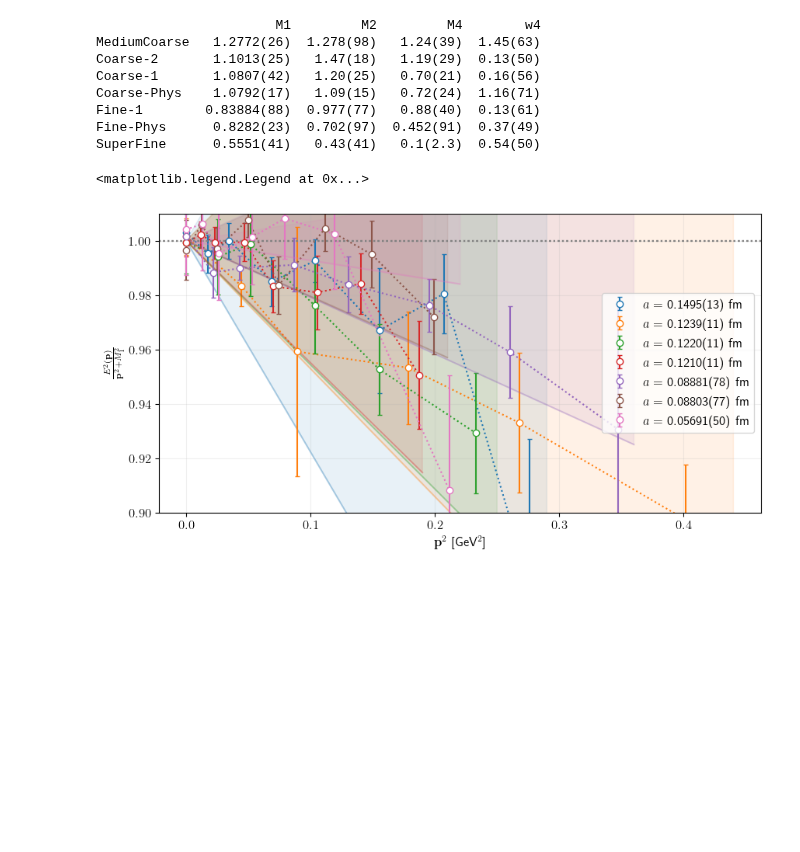
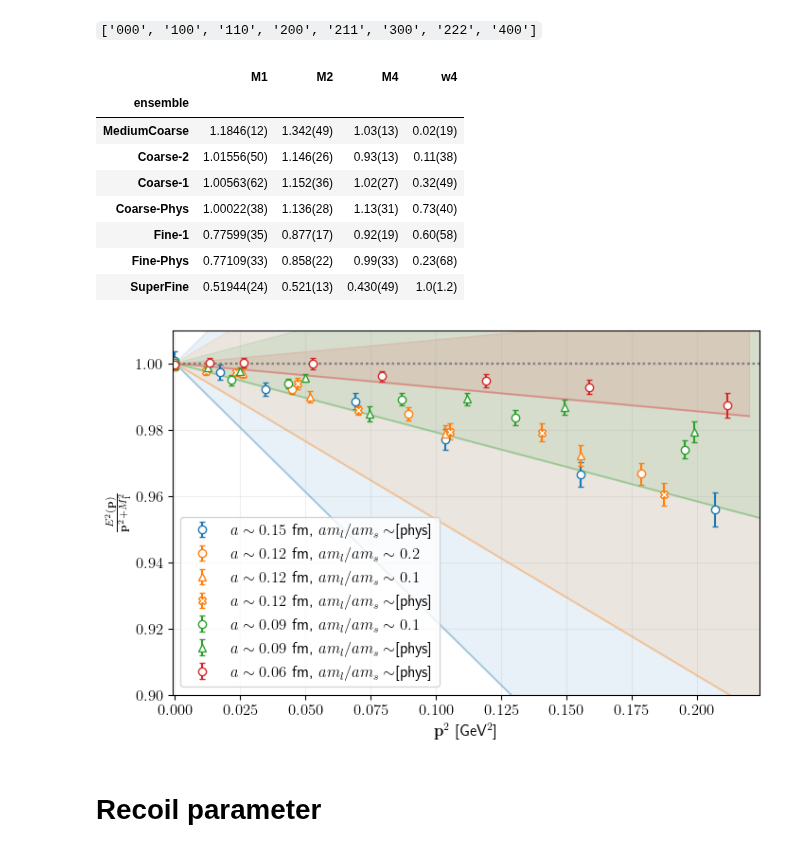
Before and after one commit to pietro-butti/B2heavy, a Jupyter notebook: notebooks/dispersion_relation.ipynb, the cells around one changed output. Cells and saved outputs as stored; diff of their text form; code cells hidden in the pictures; blank space fills up the shorter version.

```diff
--- a/notebooks/dispersion_relation.ipynb
+++ b/notebooks/dispersion_relation.ipynb
@@ -94,5 +31,5 @@ priors = dict(
     M1 = gv.gvar(0.5,1.5),
     M2 = gv.gvar(0.5,1.5),
     M4 = gv.gvar(0.5,1.5),
-    w4 = gv.gvar(0.5,1.5)
+    w4 = gv.gvar(0.,2.5)
 )
@@ -181,12 +168,15 @@ for i,row in enumerate(enslist):
+# %% [markdown]
+`['000', '100', '110', '200', '211', '300', '222', '400']`
 # %%
-res = pd.DataFrame(fits).set_index(np.concatenate(enslist))
-print(res)
+res = pd.DataFrame(fits).set_index('ensemble')
+res
 # %% [output]
-                       M1         M2         M4        w4
-MediumCoarse   1.2772(26)  1.278(98)   1.24(39)  1.45(63)
-Coarse-2       1.1013(25)   1.47(18)   1.19(29)  0.13(50)
-Coarse-1       1.0807(42)   1.20(25)   0.70(21)  0.16(56)
-Coarse-Phys    1.0792(17)   1.09(15)   0.72(24)  1.16(71)
-Fine-1        0.83884(88)  0.977(77)   0.88(40)  0.13(61)
-Fine-Phys      0.8282(23)  0.702(97)  0.452(91)  0.37(49)
-SuperFine      0.5551(41)   0.43(41)   0.1(2.3)  0.54(50)
+|  | M1 | M2 | M4 | w4 |
+| ensemble |  |  |  |  |
+| MediumCoarse | 1.1846(12) | 1.342(49) | 1.03(13) | 0.02(19) |
+| Coarse-2 | 1.01556(50) | 1.146(26) | 0.93(13) | 0.11(38) |
+| Coarse-1 | 1.00563(62) | 1.152(36) | 1.02(27) | 0.32(49) |
+| Coarse-Phys | 1.00022(38) | 1.136(28) | 1.13(31) | 0.73(40) |
+| Fine-1 | 0.77599(35) | 0.877(17) | 0.92(19) | 0.60(58) |
+| Fine-Phys | 0.77109(33) | 0.858(22) | 0.99(33) | 0.23(68) |
+| SuperFine | 0.51944(24) | 0.521(13) | 0.430(49) | 1.0(1.2) |
@@ -193,46 +188,58 @@ SuperFine      0.5551(41)   0.43(41)   0.1(2.3)  0.54(50)
+# %%
+kwargs = {
+    'MediumCoarse': dict(fmt='o', color=f'C0', mfc='w', capsize=2.5, label=r'$a\sim 0.15$ fm, $am_l/am_s\sim $[phys]'),
+    'Coarse-2'    : dict(fmt='o', color=f'C1', mfc='w', capsize=2.5, label=r'$a\sim 0.12$ fm, $am_l/am_s\sim 0.2$'),
+    'Coarse-1'    : dict(fmt='^', color=f'C1', mfc='w', capsize=2.5, label=r'$a\sim 0.12$ fm, $am_l/am_s\sim 0.1$'),
+    'Coarse-Phys' : dict(fmt='X', color=f'C1', mfc='w', capsize=2.5, label=r'$a\sim 0.12$ fm, $am_l/am_s\sim $[phys]'),
+    'Fine-1'      : dict(fmt='o', color=f'C2', mfc='w', capsize=2.5, label=r'$a\sim 0.09$ fm, $am_l/am_s\sim 0.1$'),
+    'Fine-Phys'   : dict(fmt='^', color=f'C2', mfc='w', capsize=2.5, label=r'$a\sim 0.09$ fm, $am_l/am_s\sim $[phys]'),
+    'SuperFine'   : dict(fmt='o', color=f'C3', mfc='w', capsize=2.5, label=r'$a\sim 0.06$ fm, $am_l/am_s\sim $[phys]'),
+}
 # %%
 plt.rcParams['text.usetex'] = True
 plt.rcParams['font.size'] = 12
 
-plt.figure(figsize=(10,5))
+plt.figure(figsize=(8,5))
 ax = plt.subplot(1,1,1)
-
 
 for i,ens in enumerate(ergs):
     alphas = mdata(ens)['alphaS']
     a = mdata(ens)['aSpc'].mean
 
     es = ergs[ens]
     p2 = np.sum(np.array(moms[ens])**2,axis=1)
 
     num = es
     den = p2 + res['M1'].loc[ens]**2
 
     xplot = p2/a**2/100
-    yplot = num/den
+    yplot = num/gv.mean(den)
+    # yplot = num/den
 
-    lbl = r'$a=$ '+str(mdata(ens)['aSpc'])+' fm'
+    ax.errorbar(xplot,gv.mean(yplot),gv.sdev(yplot),**kwargs[ens])
 
-    ax.errorbar(xplot,gv.mean(yplot),gv.sdev(yplot),fmt='o', ecolor=f'C{i}', mfc='w', capsize=2.5,label=lbl)
-    ax.plot(xplot,gv.mean(yplot),linestyle=':',marker=',',color=f'C{i}')
     ax.axhline(1.,color='gray',alpha=0.5,linestyle=':')
 
-    endp = max(xplot)+xplot[1]
-    xcone = np.arange(0,endp,0.01)
-    ycone = xcone*100 * alphas * a**2
-    ax.fill_between(xcone, 1+ycone,1-ycone,alpha=0.1,color=f'C{i}')
-    ax.plot(xcone, 1-ycone,alpha=0.3,color=f'C{i}')
+    if ens in ['MediumCoarse','Coarse-2','Fine-1','SuperFine']:
+        endp = max(xplot)+xplot[1]
+        xcone = np.arange(0,endp,0.01)
+        ycone = xcone*100 * alphas * a**2
+        ax.fill_between(xcone, 1+ycone,1-ycone,alpha=0.1,color=kwargs[ens]['color'])
+        ax.plot(xcone, 1-ycone,alpha=0.3,color=kwargs[ens]['color'])
 
-# ax.set_xlim(xmin=-0.01,xmax=endp-0.01)
+ax.set_xlim(xmin=-0.001,xmax=endp-0.001)
 
 ax.set_ylabel(r'$\frac{E^2(\mathbf{p})}{\mathbf{p}^2 + M_1^2}$')
 # ax.set_xlabel(r'$a^2\mathbf{p}^2$')
 ax.set_xlabel(r'$\mathbf{p}^2$ [GeV$^2$]')
 ax.set_ylim(ymax=1.01,ymin=0.9)
 
 
 ax.grid(alpha=0.2)
 ax.legend()
+
+plt.savefig(f'/Users/pietro/Desktop/disprel_{mes}_discr.pdf')
 # %% [output]
-<matplotlib.legend.Legend at 0x...>
-[figure, old version]
+[figure, new version]
+# %% [markdown]
+# Recoil parameter
```
Also changed, not shown: parts of 10 cells of this notebook, 33 other files.
